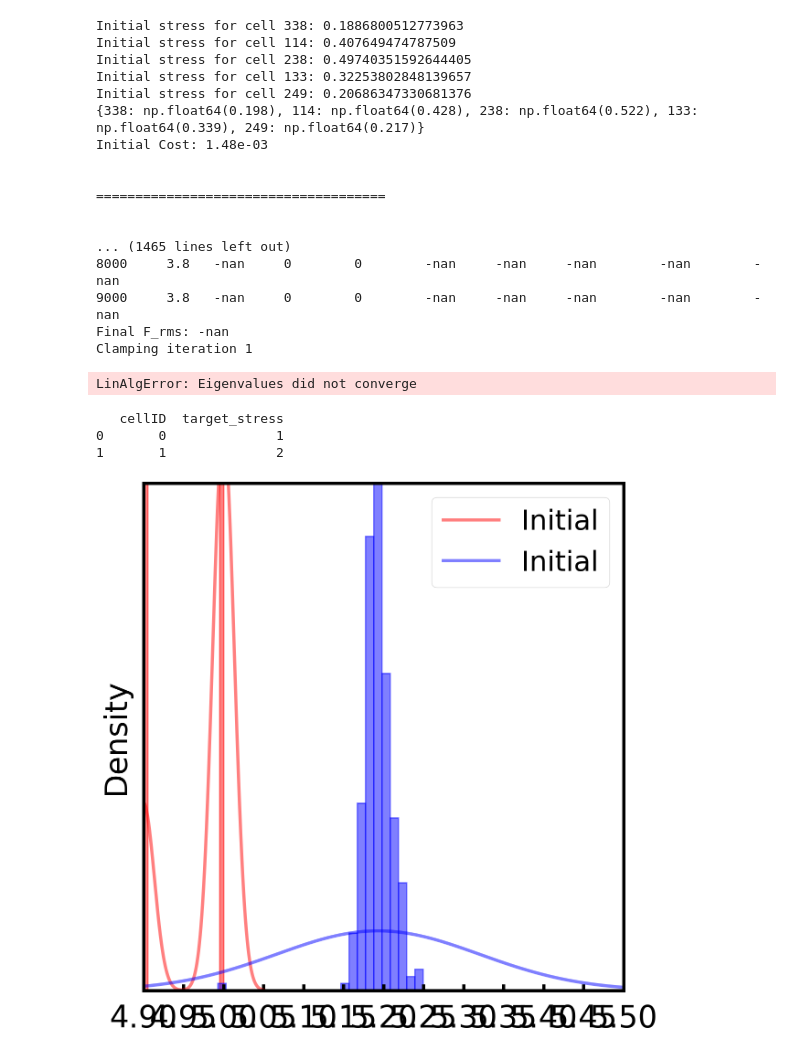
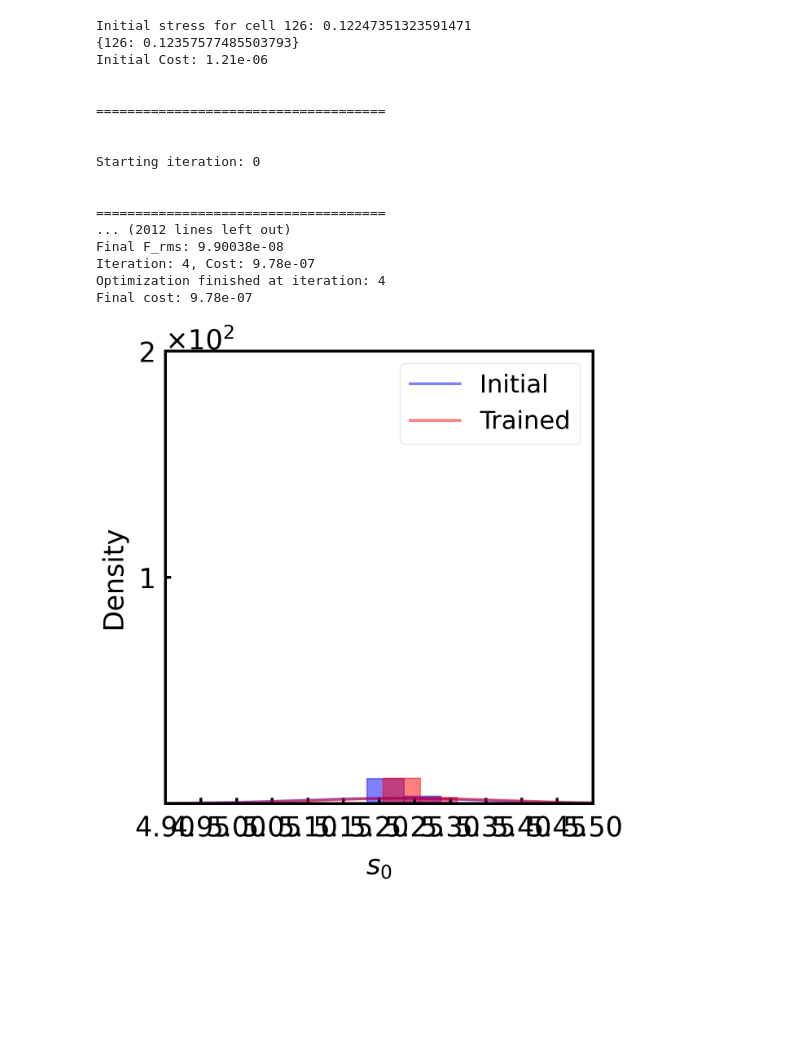
Before and after one commit to ZhangTao-SJTU/tvm, a Jupyter notebook: test.ipynb, the cells around one changed output. Saved outputs shown, nothing was run; the diff lists cells and outputs as text; code cells hidden in the pictures; blank space fills up the shorter version.

Commit message:
added plots etc

```diff
--- a/test.ipynb
+++ b/test.ipynb
@@ -7,8 +7,8 @@ import matplotlib.pyplot as plt
 from toolbox import stress
 import os
 import numpy as np
+# test_sample = "7_bidisperse_5_5.2/"
 test_sample = "7_bidisperse_5_4.9/"
-# test_sample = "7_2/"
 #
 if os.path.isdir(test_sample):
     os.system("rm -r {}".format(test_sample))
@@ -16,72 +16,61 @@ os.system("cp -r init/{} {}".format(test_sample,test_sample))
 dir = test_sample
 file = "minimized.txt"
 
-alpha = 0.02
+alpha = 0.009
 tissue = PeriodicTissue.from_config(dir,file)
 training_instance = Patterns.periodic_tissue(tissue)
-training_instance.set_tolerance(1e-5)
-training_instance.set_random_target_cells(n_cells=5)
-# training_instance.set_central_target_cells(n_cells=5)
+training_instance.set_tolerance(1e-6)
+training_instance.set_random_target_cells()
+# training_instance.set_central_target_cells()
 
 for cellID in training_instance._target_cell_to_stress:
-    sign = np.random.choice([-1, 1])
     initial_stress = stress.calculate_max_shear_stress(training_instance._config, cellID)
-    training_instance._target_cell_to_stress[cellID] = np.round((1+sign*alpha) * initial_stress,3)
+    training_instance._target_cell_to_stress[cellID] = (1+alpha) * initial_stress
     # training_instance._target_cell_to_stress[cellID] = alpha
     print("Initial stress for cell {}: {}".format(cellID, initial_stress))
 print(training_instance._target_cell_to_stress)
 training_instance.run()
 # %% [output]
-Initial stress for cell 338: 0.1886800512773963
-Initial stress for cell 114: 0.407649474787509
-Initial stress for cell 238: 0.49740351592644405
-Initial stress for cell 133: 0.32253802848139657
-Initial stress for cell 249: 0.20686347330681376
-{338: np.float64(0.198), 114: np.float64(0.428), 238: np.float64(0.522), 133: np.float64(0.339), 249: np.float64(0.217)}
-Initial Cost: 1.48e-03
+Initial stress for cell 126: 0.12247351323591471
+{126: 0.12357577485503793}
+Initial Cost: 1.21e-06
 
 
 =====================================
 
 
-... (1465 lines left out)
-8000     3.8   -nan     0        0        -nan     -nan     -nan        -nan        -nan
-9000     3.8   -nan     0        0        -nan     -nan     -nan        -nan        -nan
-Final F_rms: -nan
-Clamping iteration 1
+Starting iteration: 0
+
+
+=====================================
+... (2012 lines left out)
+Final F_rms: 9.90038e-08
+Iteration: 4, Cost: 9.78e-07
+Optimization finished at iteration: 4
+Final cost: 9.78e-07
-LinAlgError: Eigenvalues did not converge
-# %%
-import pandas as pd
-dic = {0:1,1:2}
-df = pd.DataFrame(dic.items(), columns=['cellID', 'target_stress'])
-print(df)
-# %% [output]
-   cellID  target_stress
-0       0              1
-1       1              2
 # %%
 import pandas as pd
 from toolbox import manuscriptPlots
 
-dir = "7_bidisperse_5_4.9_success/"
-final_iter = 14
-iter_to_labels = {0:"Initial", 15:"Trained"}
-iter_to_colors = {0:"blue", 15:"red"}
+dir = "7_bidisperse_5_4.9/"
+df = pd.read_csv("{}cellParameters.0.input".format(dir), sep=" ",header=None)
+final = 4
+iter_to_labels = {0:"Initial", final:"Trained"}
+iter_to_colors = {0:"blue", final:"red"}
 plotter = manuscriptPlots.plot()
-plotter.set_ylim(0,20)
+plotter.set_ylim(0,200)
 plotter.set_xlim(4.9,5.5)
 # plotter.set_title(" p = {:.2f}".format(p))
 plotter.set_xlabel(r"$s_0$")
 plotter.set_xticks([4.9+0.05*i for i in range(50)])
 plotter.set_yticks([100*i for i in range(1,100)])
 plotter.set_yScaled()
 plotter.initialize_figure()
-#init
-df = pd.read_csv("{}/cellParameters.init.input".format(dir), sep=" ",header=None)
-plotter.histogram_from_dataframe(df[2],color = "red", bins = 20, label = "Initial")
-df = pd.read_csv("{}/cellParameters.{}.input".format(dir,final_iter), sep=" ",header=None)
-plotter.histogram_from_dataframe(df[2],color = "blue", bins = 100, label = "Initial")
+for i, label in iter_to_labels.items():
+    df = pd.read_csv("{}cellParameters.{}.input".format(dir,i), sep=" ",header=None)
 
-plotter.save_fig("{}/s0_histogram.jpg".format(dir))
+
+    plotter.histogram_from_dataframe(df[2],color=iter_to_colors[i], bins=20, label = label)
+plotter.save_fig("{}s0_histogram.jpg".format(dir))
 # %% [output]
-[figure, old version]
+[figure, new version]
```
Also changed, not shown: parts of 2 cells of this notebook, 9 other files.
